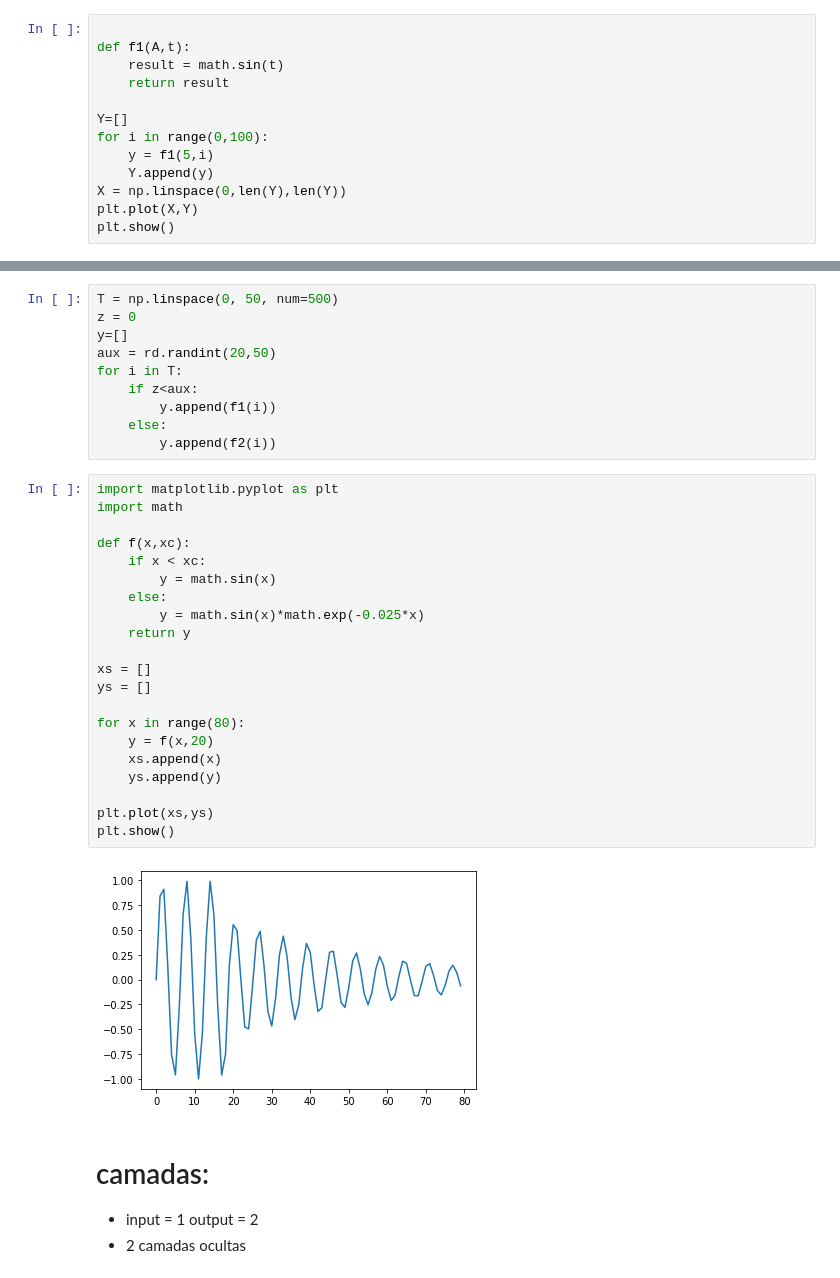
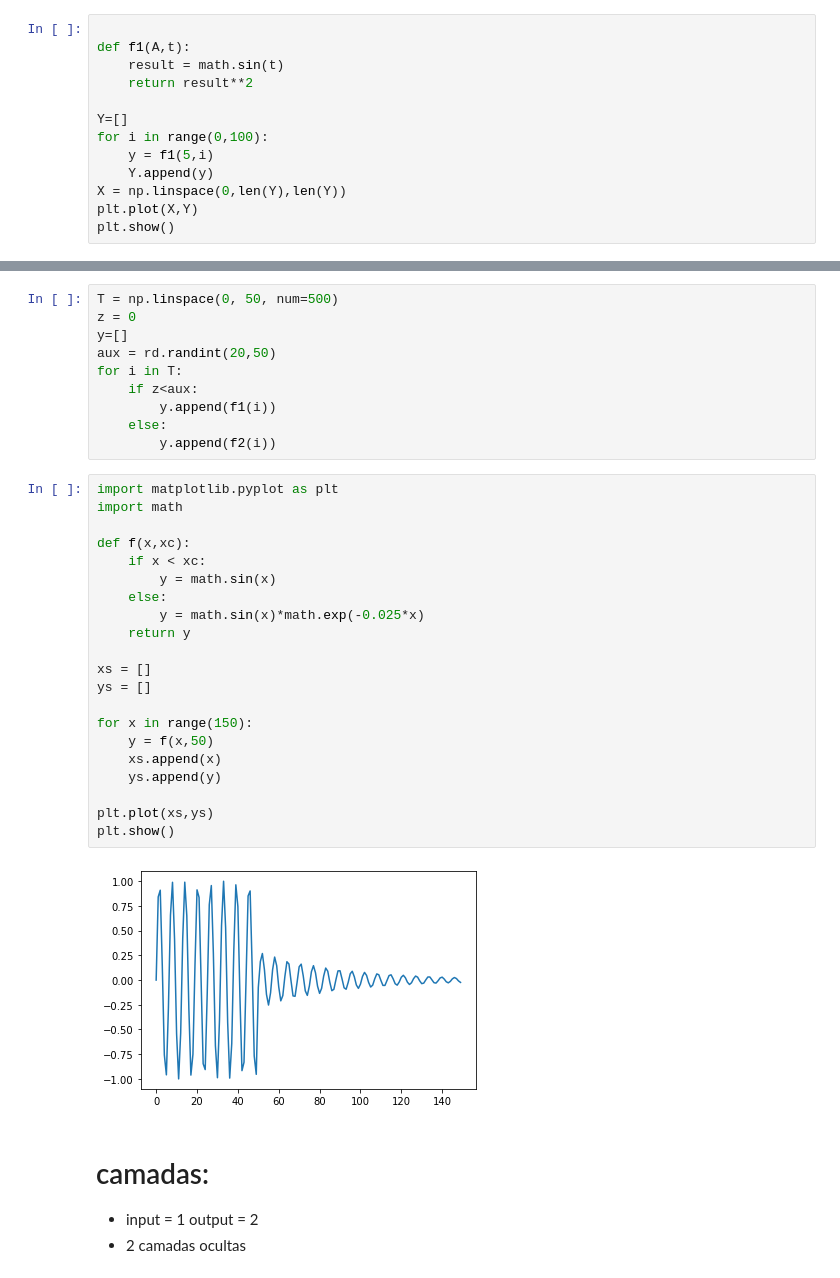
Before and after one commit to SchultzVV/Biology, a Jupyter notebook: method_prove/Show Dataset.ipynb, the cells around one changed output, grey strips where cells are left out. Drawn from its saved outputs; the diff is of its cells as text.

```diff
--- a/method_prove/Show Dataset.ipynb
+++ b/method_prove/Show Dataset.ipynb
@@ -46,7 +46,7 @@ Successfully installed torch-1.12.1 torchaudio-0.12.1 torchvision-0.13.1
 
 def f1(A,t):
     result = math.sin(t)
-    return result
+    return result**2
 
 Y=[]
 for i in range(0,100):
@@ -85,26 +85,26 @@ for i in T:
 # %%
 import matplotlib.pyplot as plt
 import math
 
 def f(x,xc):
     if x < xc:
         y = math.sin(x)
     else:
         y = math.sin(x)*math.exp(-0.025*x)
     return y
 
 xs = []
 ys = []
 
-for x in range(80):
-    y = f(x,20)
+for x in range(150):
+    y = f(x,50)
     xs.append(x)
     ys.append(y)
 
 plt.plot(xs,ys)
 plt.show()
 # %% [output]
-[figure, old version]
+[figure, new version]
 # %% [markdown]
 # camadas:
 * input = 1 output = 2
```
Also changed, not shown: parts of 1 cell of this notebook, 1 other file.
